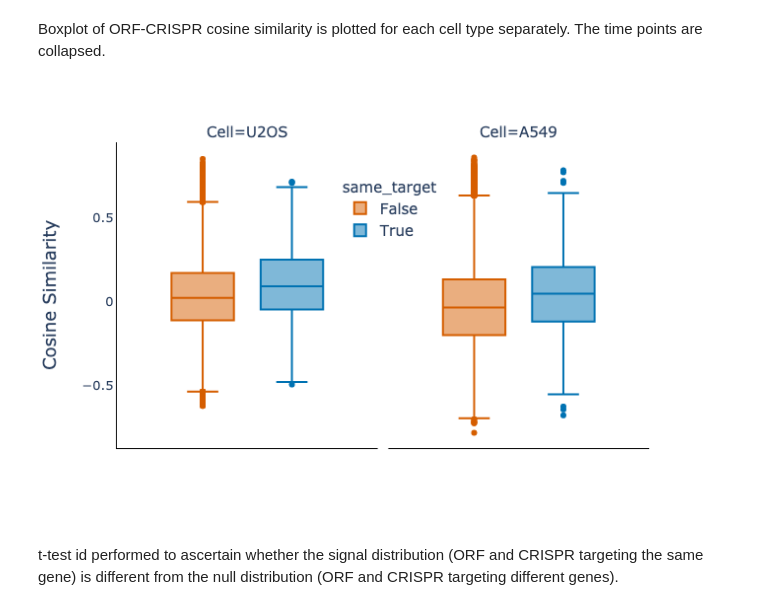
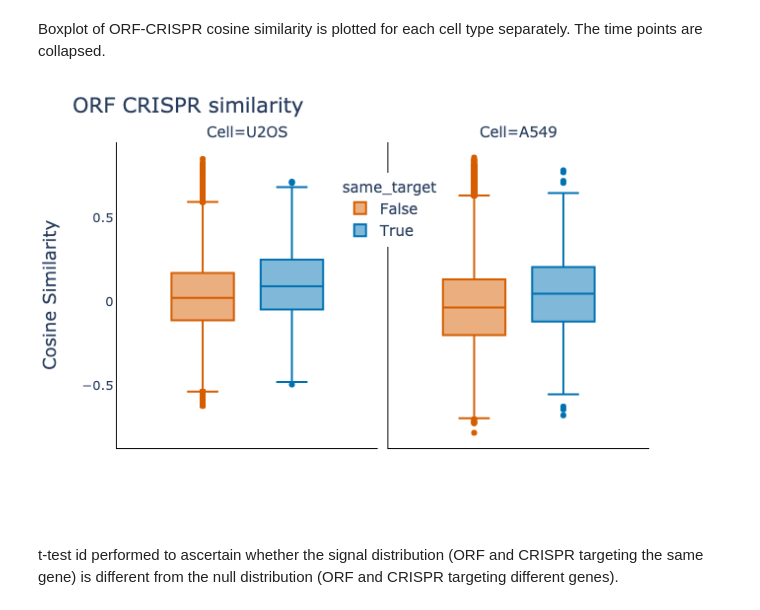
Before and after one commit to jump-cellpainting/2024_Chandrasekaran_NatureMethods, a Jupyter notebook: benchmark/5.visualize-similarities.ipynb, the cells around one changed output. Drawn from its saved outputs; the diff is of its cells as text; code cells hidden in the pictures.

```diff
--- a/benchmark/5.visualize-similarities.ipynb
+++ b/benchmark/5.visualize-similarities.ipynb
@@ -361,24 +361,25 @@ Boxplot of ORF-CRISPR cosine similarity is plotted for each cell type separately
 # %%
 fig = px.box(
     orf_crispr_matching_df,
     y = 'cosine_sim',
     color = 'same_target',
     facet_col = 'Cell',
     color_discrete_map=color_discrete_map_null
     )
-fig.update_layout(
+fig.update_layout(title='ORF CRISPR similarity',
     xaxis1=dict(linecolor = "#000000", tickfont=dict(size=13)),
     xaxis2=dict(linecolor = "#000000", tickfont=dict(size=13)),
     yaxis1=dict(title='Cosine Similarity', linecolor = "#000000", tickfont=dict(size=13)),
+    yaxis2=dict(linecolor = "#000000"),
     font=dict(size=15),
     paper_bgcolor='rgba(0,0,0,0)',
     plot_bgcolor='rgba(0,0,0,0)',
     legend=dict(x=0.42, y=0.9, bgcolor="white")
 )
 fig.show("png")
 fig.write_image('figures/5.orf_crispr_cosine_similarities.png', width=640, height=480, scale=2)
 # %% [output]
-[figure, old version]
+[figure, new version]
 # %% [markdown]
 t-test id performed to ascertain whether the signal distribution (ORF and CRISPR targeting the same gene) is different from the null distribution (ORF and CRISPR targeting different genes).
 # %%
```
Also changed, not shown: parts of 2 cells of this notebook, 3 other files.
